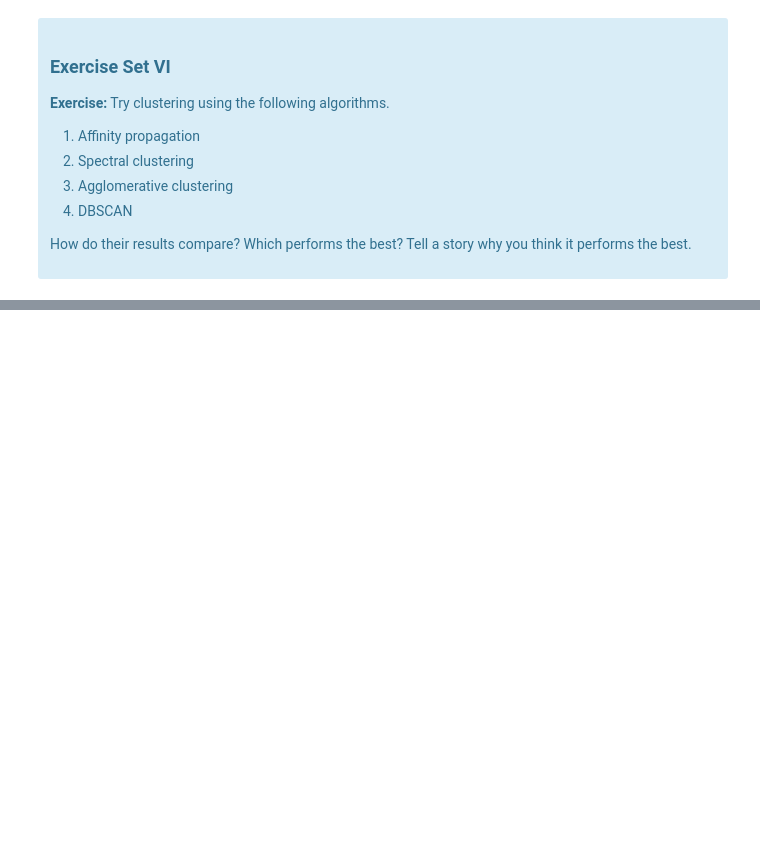
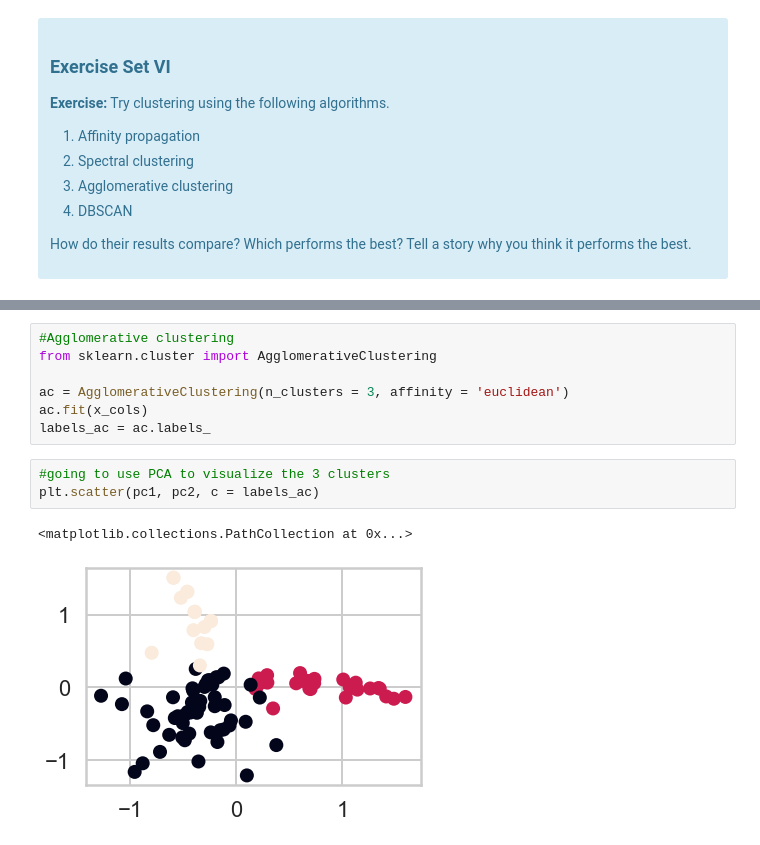
Before and after one commit to ashleyg16/Springboard, a Jupyter notebook: Clustering_Case_Study_updated_10_15_2020/Clustering Case Study - Customer Segmentation with K-Means - Tier 3.ipynb, the cells around one changed output, grey strips where cells are left out. Cells and saved outputs as stored; diff of their text form; blank space fills up the shorter version.

```diff
--- a/Clustering_Case_Study_updated_10_15_2020/Clustering Case Study - Customer Segmentation with K-Means - Tier 3.ipynb
+++ b/Clustering_Case_Study_updated_10_15_2020/Clustering Case Study - Customer Segmentation with K-Means - Tier 3.ipynb
@@ -515,0 +554,13 @@ Source: http://scikit-learn.org/stable/modules/clustering.html
+# %%
+#Agglomerative clustering
+from sklearn.cluster import AgglomerativeClustering
+
+ac = AgglomerativeClustering(n_clusters = 3, affinity = 'euclidean')
+ac.fit(x_cols)
+labels_ac = ac.labels_
+# %%
+#going to use PCA to visualize the 3 clusters
+plt.scatter(pc1, pc2, c = labels_ac)
+# %% [output]
+<matplotlib.collections.PathCollection at 0x...>
+[figure, added]
```
Also changed, not shown: parts of 14 cells of this notebook.
